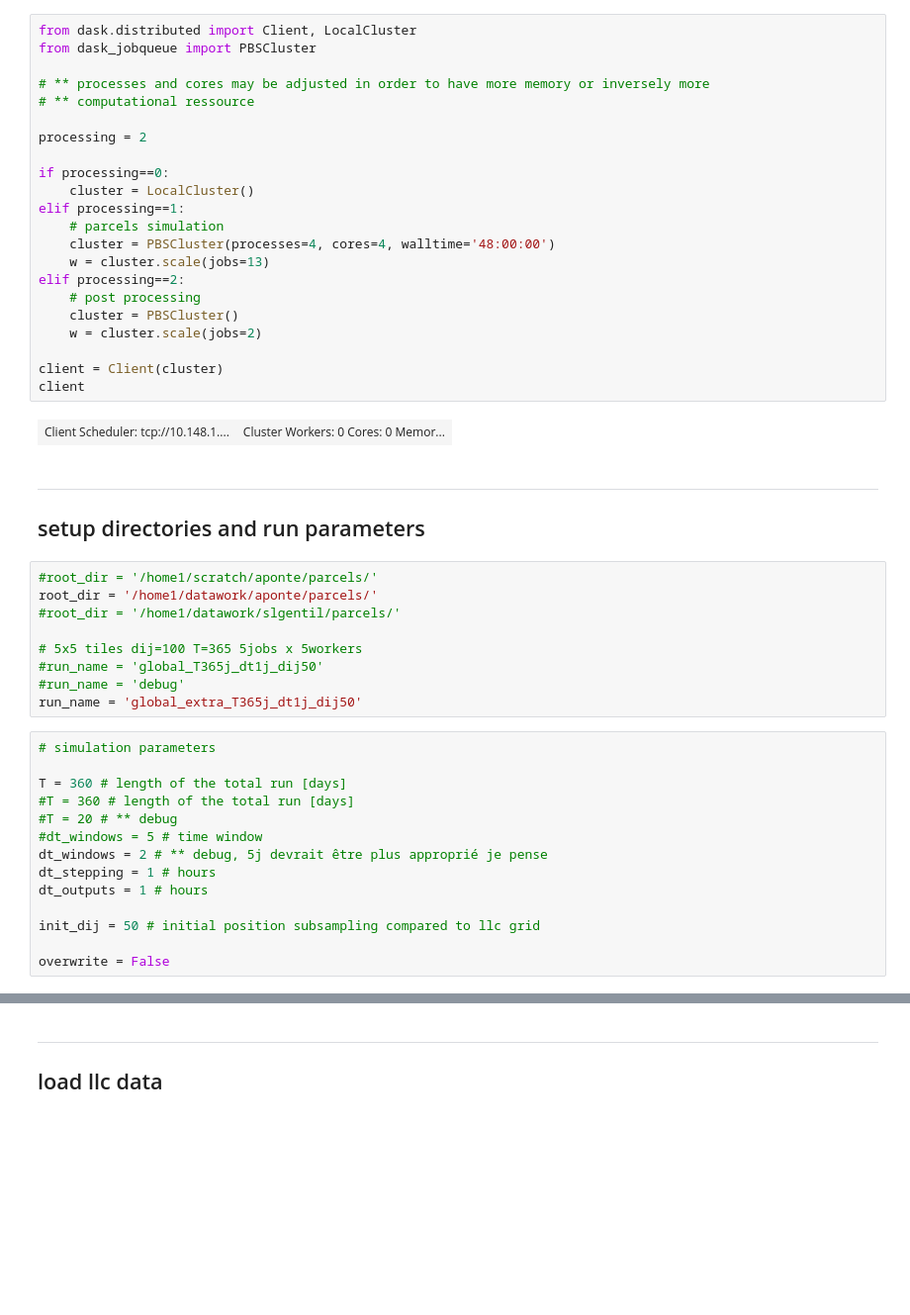
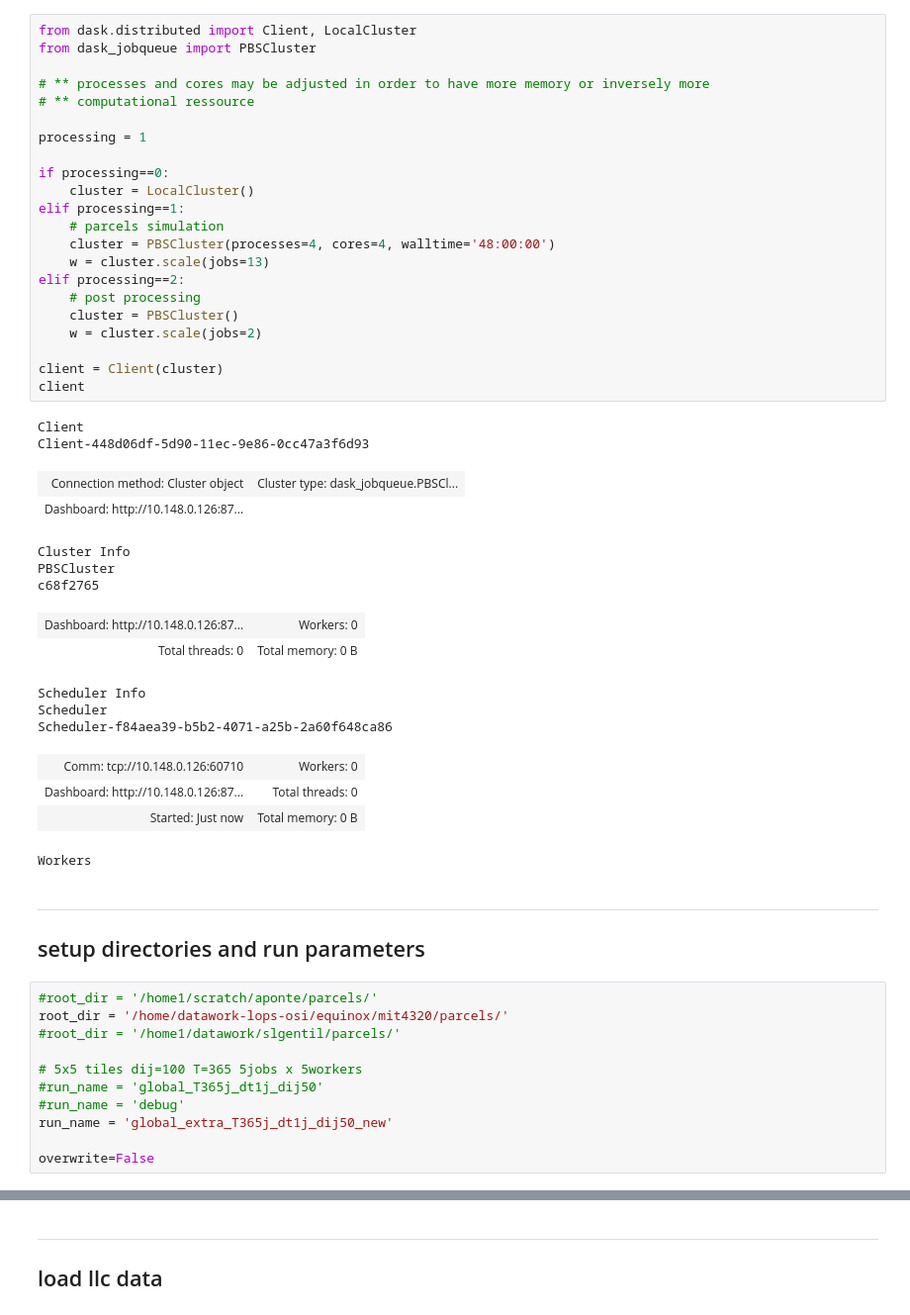
Before and after one commit to apatlpo/mit_equinox, a Jupyter notebook: parcels/parcel_distributed.ipynb, the cells around one changed output, grey strips where cells are left out. Shown at 99% size. Saved outputs shown, nothing was run; the diff lists cells and outputs as text; blank space fills up the shorter version.

Commit message:
pass over parcels llc simulation: fix grid, improve memory usage

```diff
--- a/parcels/parcel_distributed.ipynb
+++ b/parcels/parcel_distributed.ipynb
@@ -32,53 +34,56 @@ INFO: Compiled ParcelsRandom ==> /dev/shm/pbs.5162408.datarmor0/parcels-55081/li
 # %%
 from dask.distributed import Client, LocalCluster
 from dask_jobqueue import PBSCluster
 
 # ** processes and cores may be adjusted in order to have more memory or inversely more
 # ** computational ressource
 
-processing = 2
+processing = 1
 
 if processing==0:
     cluster = LocalCluster()
 elif processing==1:
     # parcels simulation
     cluster = PBSCluster(processes=4, cores=4, walltime='48:00:00')
     w = cluster.scale(jobs=13)
 elif processing==2:
     # post processing
     cluster = PBSCluster()
     w = cluster.scale(jobs=2)
 
 client = Client(cluster)
 client
 # %% [output]
+Client
+Client-448d06df-5d90-11ec-9e86-0cc47a3f6d93
-| Client Scheduler: tcp://10.148.1.... | Cluster Workers: 0 Cores: 0 Memor... |
+| Connection method: Cluster object | Cluster type: dask_jobqueue.PBSCl... |
+| Dashboard: http://10.148.0.126:87... |  |
+Cluster Info
+PBSCluster
+c68f2765
+| Dashboard: http://10.148.0.126:87... | Workers: 0 |
+| Total threads: 0 | Total memory: 0 B |
+Scheduler Info
+Scheduler
+Scheduler-f84aea39-b5b2-4071-a25b-2a60f648ca86
+| Comm: tcp://10.148.0.126:60710 | Workers: 0 |
+| Dashboard: http://10.148.0.126:87... | Total threads: 0 |
+| Started: Just now | Total memory: 0 B |
+Workers
 # %% [markdown]
 ---
 ## setup directories and run parameters
 # %%
 #root_dir = '/home1/scratch/aponte/parcels/'
-root_dir = '/home1/datawork/aponte/parcels/'
+root_dir = '/home/datawork-lops-osi/equinox/mit4320/parcels/'
 #root_dir = '/home1/datawork/slgentil/parcels/'
 
 # 5x5 tiles dij=100 T=365 5jobs x 5workers
 #run_name = 'global_T365j_dt1j_dij50'
 #run_name = 'debug'
-run_name = 'global_extra_T365j_dt1j_dij50'
+run_name = 'global_extra_T365j_dt1j_dij50_new'
+
+overwrite=False
-# %%
-# simulation parameters
-
-T = 360 # length of the total run [days]
-#T = 360 # length of the total run [days]
-#T = 20 # ** debug
-#dt_windows = 5 # time window
-dt_windows = 2 # ** debug, 5j devrait être plus approprié je pense
-dt_stepping = 1 # hours
-dt_outputs = 1 # hours
-
-init_dij = 50 # initial position subsampling compared to llc grid
-
-overwrite = False
 # %%
 # create run directory tree
 dirs = pa.create_dir_tree(root_dir, run_name, overwrite=overwrite)
```
Also changed, not shown: parts of 20 cells of this notebook, 2 other files.
